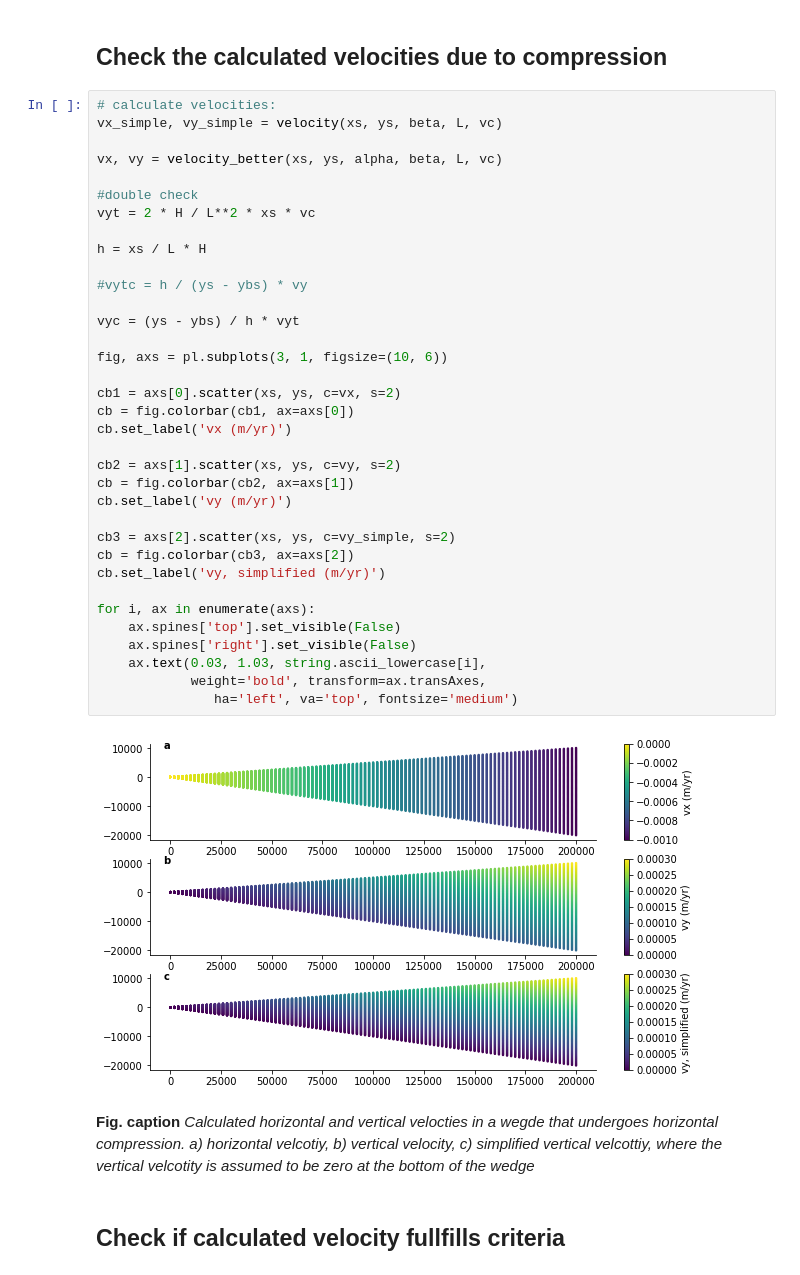
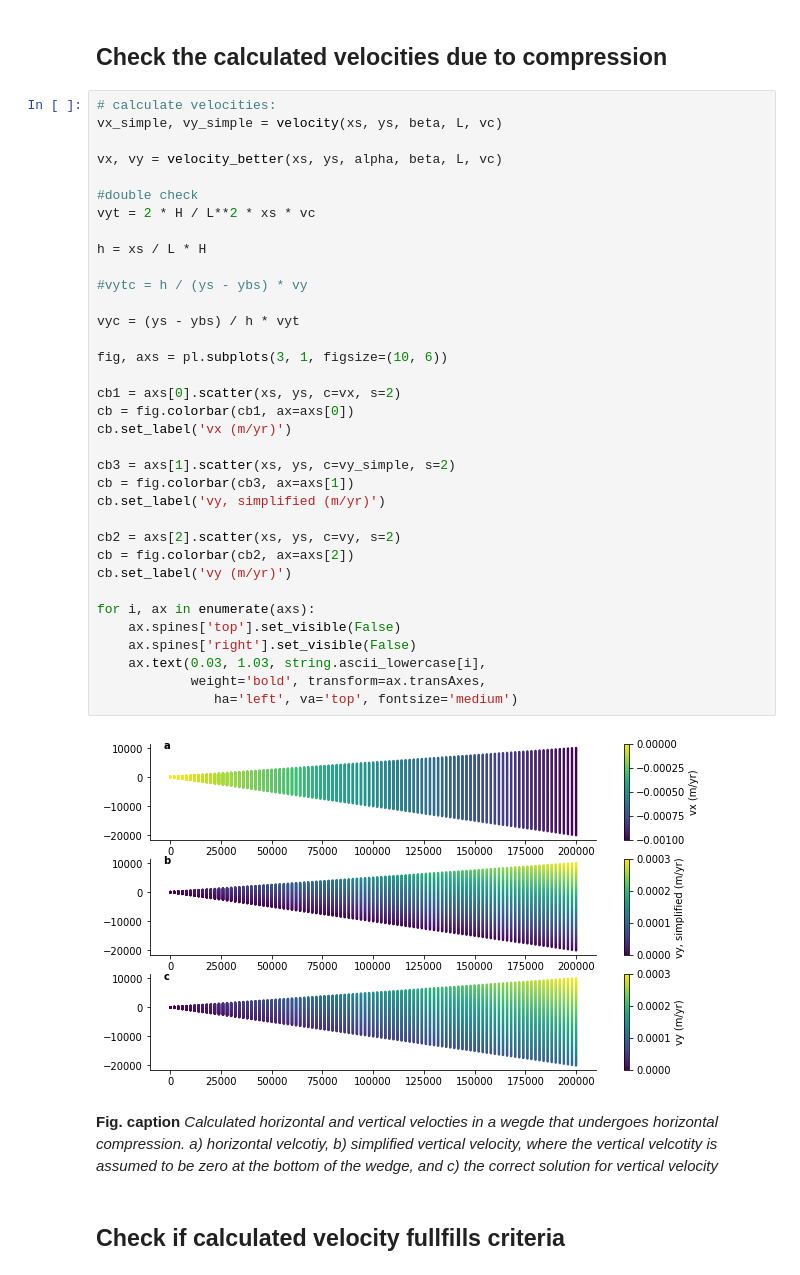
Before and after one commit to ElcoLuijendijk/wedgex, a Jupyter notebook: wedge_exhumation_model_test.ipynb, the cells around one changed output. Drawn from its saved outputs; the diff is of its cells as text.

Commit message:
added figure, minor update to notebook

```diff
--- a/wedge_exhumation_model_test.ipynb
+++ b/wedge_exhumation_model_test.ipynb
@@ -189,42 +146,42 @@ ax.spines['right'].set_visible(False)
 # %%
 # calculate velocities:
 vx_simple, vy_simple = velocity(xs, ys, beta, L, vc)
 
 vx, vy = velocity_better(xs, ys, alpha, beta, L, vc)
 
 #double check
 vyt = 2 * H / L**2 * xs * vc
 
 h = xs / L * H
 
 #vytc = h / (ys - ybs) * vy
 
 vyc = (ys - ybs) / h * vyt
 
 fig, axs = pl.subplots(3, 1, figsize=(10, 6))
 
 cb1 = axs[0].scatter(xs, ys, c=vx, s=2)
 cb = fig.colorbar(cb1, ax=axs[0])
 cb.set_label('vx (m/yr)')
 
-cb2 = axs[1].scatter(xs, ys, c=vy, s=2)
-cb = fig.colorbar(cb2, ax=axs[1])
+cb3 = axs[1].scatter(xs, ys, c=vy_simple, s=2)
+cb = fig.colorbar(cb3, ax=axs[1])
+cb.set_label('vy, simplified (m/yr)')
+
+cb2 = axs[2].scatter(xs, ys, c=vy, s=2)
+cb = fig.colorbar(cb2, ax=axs[2])
 cb.set_label('vy (m/yr)')
-
-cb3 = axs[2].scatter(xs, ys, c=vy_simple, s=2)
-cb = fig.colorbar(cb3, ax=axs[2])
-cb.set_label('vy, simplified (m/yr)')
 
 for i, ax in enumerate(axs):
     ax.spines['top'].set_visible(False)
     ax.spines['right'].set_visible(False)
     ax.text(0.03, 1.03, string.ascii_lowercase[i],
             weight='bold', transform=ax.transAxes,
                ha='left', va='top', fontsize='medium')
 # %% [output]
-[figure, old version]
+[figure, new version]
 # %% [markdown]
-**Fig. caption** *Calculated horizontal and vertical velocties in a wegde that undergoes horizontal compression. a) horizontal velcotiy, b) vertical velocity, c) simplified vertical velcottiy, where the vertical velcotity is assumed to be zero at the bottom of the wedge*
+**Fig. caption** *Calculated horizontal and vertical velocties in a wegde that undergoes horizontal compression. a) horizontal velcotiy, b) simplified vertical velocity, where the vertical velcotity is assumed to be zero at the bottom of the wedge, and c) the correct solution for vertical velocity*
 # %% [markdown]
 ## Check if calculated velocity fullfills criteria
 # %%
```
Also changed, not shown: parts of 21 cells of this notebook, 4 other files.
